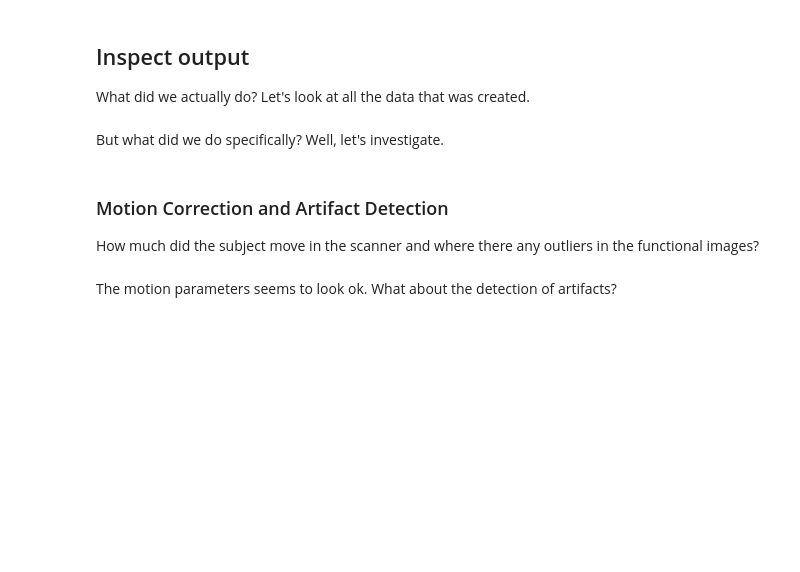
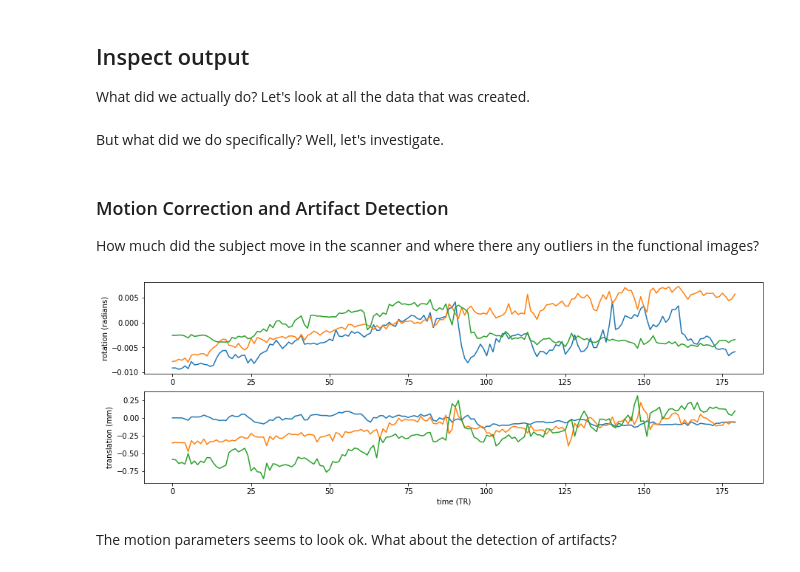
Before and after one commit to siyunb/Mount_Code, a Jupyter notebook: Nipype_tutorial/notebooks/handson_preprocessing.ipynb, the cells around one changed output. Drawn from its saved outputs; the diff is of its cells as text; code cells hidden in the pictures; blank space fills up the shorter version.

```diff
--- a/Nipype_tutorial/notebooks/handson_preprocessing.ipynb
+++ b/Nipype_tutorial/notebooks/handson_preprocessing.ipynb
@@ -438,15 +484,17 @@ How much did the subject move in the scanner and where there any outliers in the
 # %%
 # Plot the motion paramters
 import numpy as np
 import matplotlib.pyplot as plt
-par = np.loadtxt('/output/work_preproc/_subject_id_07/mcflirt/'
+par = np.loadtxt('/home/neuro/Result/Nipype_tutorial/working_dir/handon1/_subject_id_07/mcflirt/'
                  'asub-07_ses-test_task-fingerfootlips_bold_roi_mcf.nii.gz.par')
 fig, axes = plt.subplots(2, 1, figsize=(15, 5))
 axes[0].set_ylabel('rotation (radians)')
 axes[0].plot(par[0:, :3])
 axes[1].plot(par[0:, 3:])
 axes[1].set_xlabel('time (TR)')
 axes[1].set_ylabel('translation (mm)');
+# %% [output]
+[figure, added]
 # %% [markdown]
 The motion parameters seems to look ok. What about the detection of artifacts?
 # %%
```
Also changed, not shown: parts of 41 cells of this notebook.
